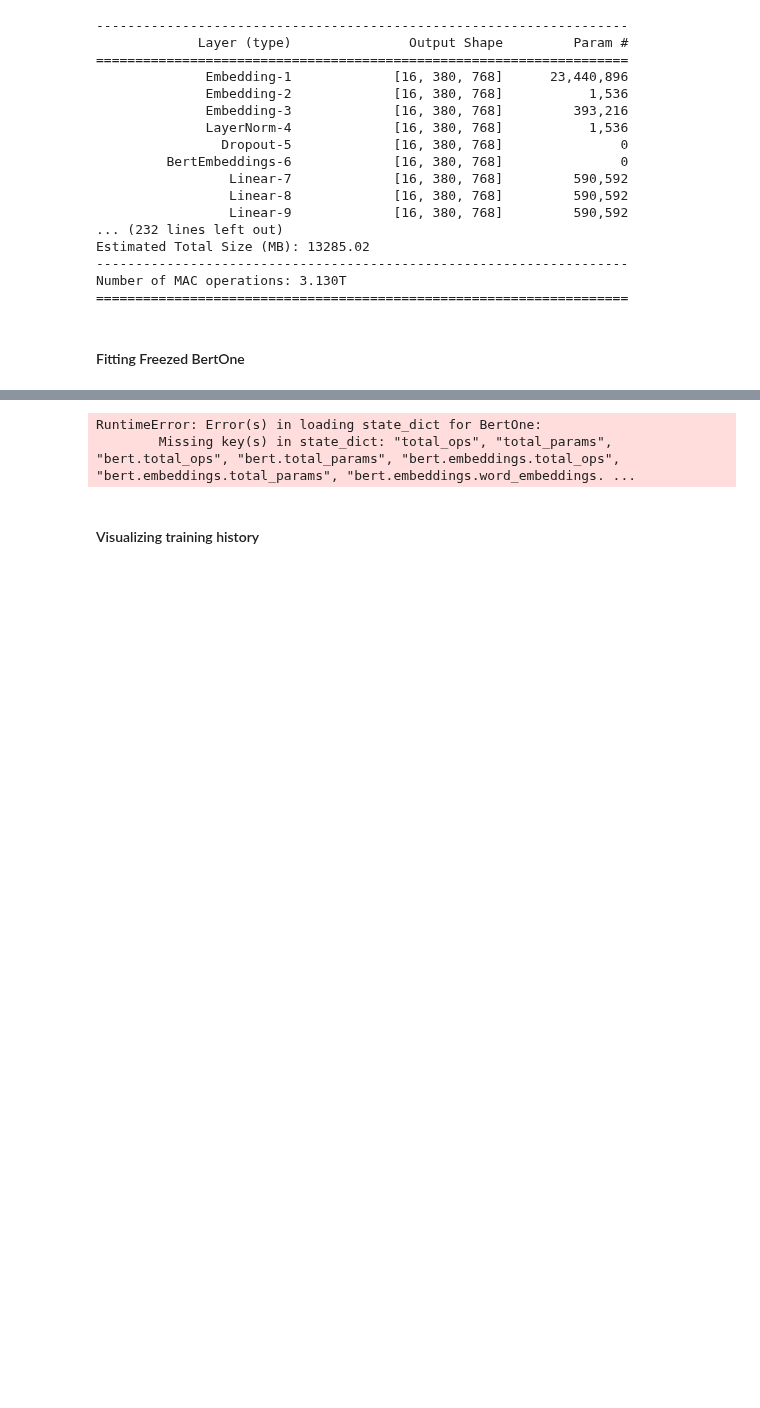
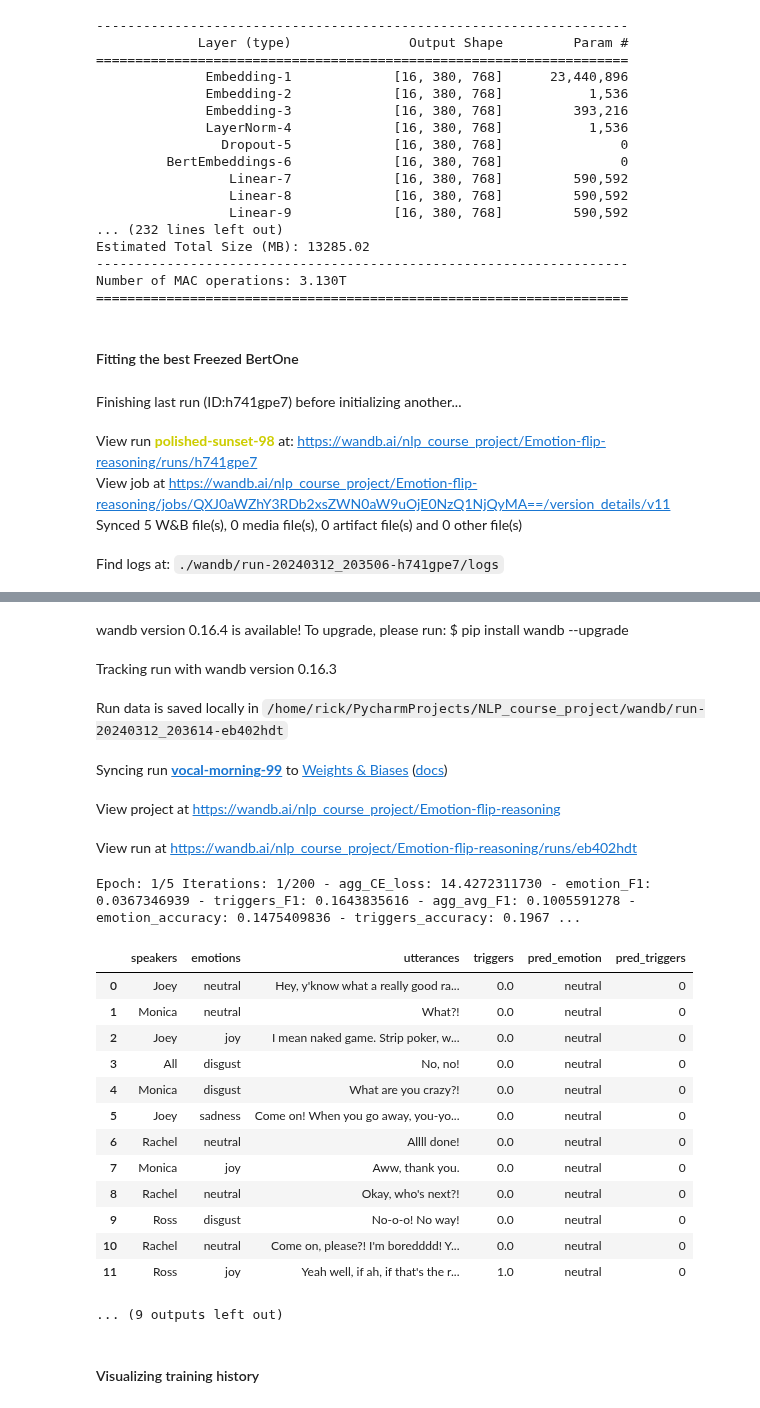
Before and after one commit to GianM0027/NLP-EFR-and-ERD-in-English-Conversations, a Jupyter notebook: main_notebook.ipynb, the cells around one changed output, grey strips where cells are left out. Cells and saved outputs as stored; diff of their text form; code cells hidden in the pictures; blank space fills up the shorter version.

Commit message:
Added the function to monitor how the predicion of the models change through the epochs

```diff
--- a/main_notebook.ipynb
+++ b/main_notebook.ipynb
@@ -817,25 +863,6 @@ multi_head_precision = MultyHeadMetric(name='agg_avg_precision',
 # %% [markdown]
 #### Grid Search Freezed BertOne
 # %%
-# DataLoaderFromPipelineStrategy.create() unpacking parameter logic
-def my_logic(param, _):
-        if param == 'data_preprocess_f':
-            max_tokenized_length = find_max_encoded_utterance(bert_tokenizer, df['utterances'])
-            additional_parm  = partial(tokenize_data, max_tokenized_length=max_tokenized_length, tokenizer=bert_tokenizer)
-        elif param == 'labels_preprocess_f':
-            additional_parm = preprocess_labels
-        elif param == 'pin_memory':
-            additional_parm = True
-        elif param == 'num_workers':
-            additional_parm = 10
-        elif param == 'sample_preprocess_f':
-            additional_parm = None
-        elif param == 'label_preprocess_f':
-            additional_parm = None
-        else:
-            raise AttributeError (f'DataLoaderFromPipelineStrategy.create() require attribute {param}')
-
-        return additional_parm
 
 
 if RUN_FREEZED_BERTONE_GRID_SEARCH:
@@ -895,18 +922,18 @@ if RUN_FREEZED_BERTONE_GRID_SEARCH:
                                              restore_weights=True)
 
 
-    model_hyperparameters_to_test=[{'model_class':BertOne,
-                                    'bert_model':bert_model,
-                                    'n_emotions':len(padded_emotions),
-                                    'n_triggers':len(padded_triggers),
-                                    'cls_input_size':n_token_per_utterance * BERT_HIDDEN_DIM,
-                                    'hidden_dim':512,
-                                    'freeze_bert_weights':False,
+    model_hyperparameters_to_test=[{'model_class': BertOne,
+                                    'bert_model': bert_model,
+                                    'n_emotions': len(padded_emotions),
+                                    'n_triggers': len(padded_triggers),
+                                    'cls_input_size': n_token_per_utterance * BERT_HIDDEN_DIM,
+                                    'hidden_dim': 512,
+                                    'freeze_bert_weights': False,
                                     'name': 'FullBertone'}]
 
-    training_hyperparameters_to_test = [{'num_epochs': 50,
+    training_hyperparameters_to_test = [{'num_epochs': MAX_N_EPOCH,
                                          'optimizer': optimizer,
-                                         'batch_size': 32,
+                                         'batch_size': BATCH_SIZE_FREEZED,
                                          'criterion': current_criterion,
                                          'early_stopper': multiple_stopper,
                                          'interaction_with_wandb': False,
@@ -974,10 +1001,8 @@ Estimated Total Size (MB): 13285.02
 --------------------------------------------------------------------
 Number of MAC operations: 3.130T
 ====================================================================
-# %%
-def send_a_predicted_sample_to_wandb(model):
 # %% [markdown]
-#### Fitting Freezed BertOne
+#### Fitting the best Freezed BertOne
 # %%
 if FIT_FREEZED_BERTONE:
 
@@ -1047,9 +1072,10 @@ if FIT_FREEZED_BERTONE:
                                                   metrics=[multi_head_f1, multi_head_accuracy, multi_head_recall, multi_head_precision],
                                                   optimizer=optimizer,
                                                   early_stopper=multiple_stopper,
+                                                   num_epochs=MAX_N_EPOCH,
                                                   verbose=2,
-                                                  num_epochs=5,
-                                                  interaction_with_wandb=INTERACT_WITH_WANDB)
+                                                  interaction_with_wandb=INTERACT_WITH_WANDB,
+                                                  interaction_function_with_wandb=send_a_predicted_sample_to_wandb)
 
     torch.save(freezed_bertOne.state_dict(), FREEZED_BERTONE_WEIGHTS_PATH)
 
@@ -1058,3 +1084,8 @@ else:
 
     freezed_bertOne_history = None
 # %% [output]
+Finishing last run (ID:h741gpe7) before initializing another...
+View run polished-sunset-98 at: https://wandb.ai/nlp_course_project/Emotion-flip-reasoning/runs/h741gpe7
+View job at https://wandb.ai/nlp_course_project/Emotion-flip-reasoning/jobs/QXJ0aWZhY3RDb2xsZWN0aW9uOjE0NzQ1NjQyMA==/version_details/v11
+Synced 5 W&B file(s), 0 media file(s), 0 artifact file(s) and 0 other file(s)
+Find logs at: ./wandb/run-20240312_203506-h741gpe7/logs
@@ -1061,5 +1093,24 @@ else:
+wandb version 0.16.4 is available! To upgrade, please run: $ pip install wandb --upgrade
+Tracking run with wandb version 0.16.3
+Run data is saved locally in /home/rick/PycharmProjects/NLP_course_project/wandb/run-20240312_203614-eb402hdt
+Syncing run vocal-morning-99 to Weights & Biases (docs)
+View project at https://wandb.ai/nlp_course_project/Emotion-flip-reasoning
+View run at https://wandb.ai/nlp_course_project/Emotion-flip-reasoning/runs/eb402hdt
-RuntimeError: Error(s) in loading state_dict for BertOne:
-        Missing key(s) in state_dict: "total_ops", "total_params", "bert.total_ops", "bert.total_params", "bert.embeddings.total_ops", "bert.embeddings.total_params", "bert.embeddings.word_embeddings. ...
+Epoch: 1/5 Iterations: 1/200 - agg_CE_loss: 14.4272311730 - emotion_F1: 0.0367346939 - triggers_F1: 0.1643835616 - agg_avg_F1: 0.1005591278 - emotion_accuracy: 0.1475409836 - triggers_accuracy: 0.1967 ...
+|  | speakers | emotions | utterances | triggers | pred_emotion | pred_triggers |
+| 0 | Joey | neutral | Hey, y'know what a really good ra... | 0.0 | neutral | 0 |
+| 1 | Monica | neutral | What?! | 0.0 | neutral | 0 |
+| 2 | Joey | joy | I mean naked game. Strip poker, w... | 0.0 | neutral | 0 |
+| 3 | All | disgust | No, no! | 0.0 | neutral | 0 |
+| 4 | Monica | disgust | What are you crazy?! | 0.0 | neutral | 0 |
+| 5 | Joey | sadness | Come on! When you go away, you-yo... | 0.0 | neutral | 0 |
+| 6 | Rachel | neutral | Allll done! | 0.0 | neutral | 0 |
+| 7 | Monica | joy | Aww, thank you. | 0.0 | neutral | 0 |
+| 8 | Rachel | neutral | Okay, who's next?! | 0.0 | neutral | 0 |
+| 9 | Ross | disgust | No-o-o! No way! | 0.0 | neutral | 0 |
+| 10 | Rachel | neutral | Come on, please?! I'm boredddd! Y... | 0.0 | neutral | 0 |
+| 11 | Ross | joy | Yeah well, if ah, if that's the r... | 1.0 | neutral | 0 |
+... (9 outputs left out)
 # %% [markdown]
 #### Visualizing training history
 # %%
```
Also changed, not shown: parts of 11 cells of this notebook.
